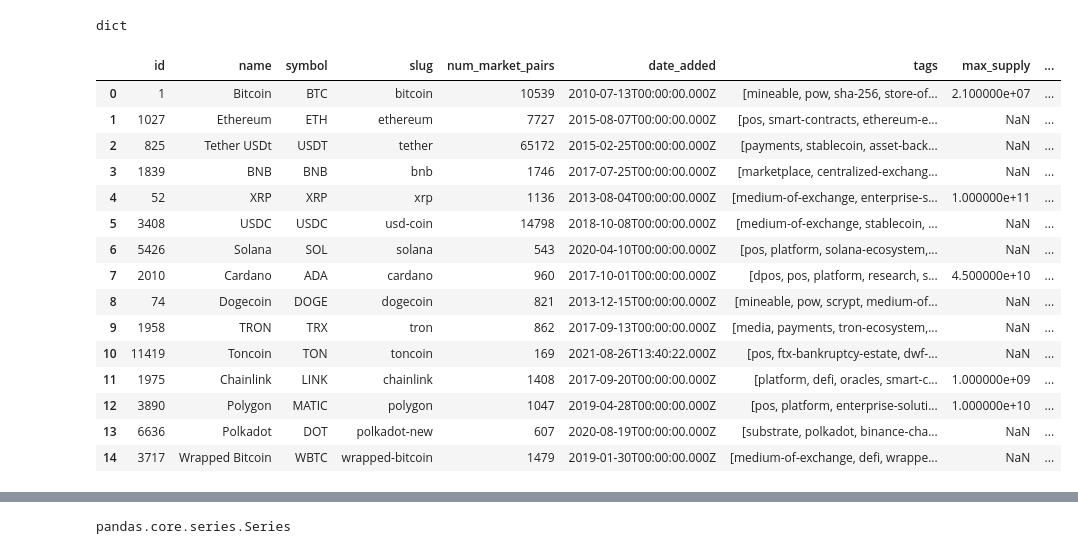
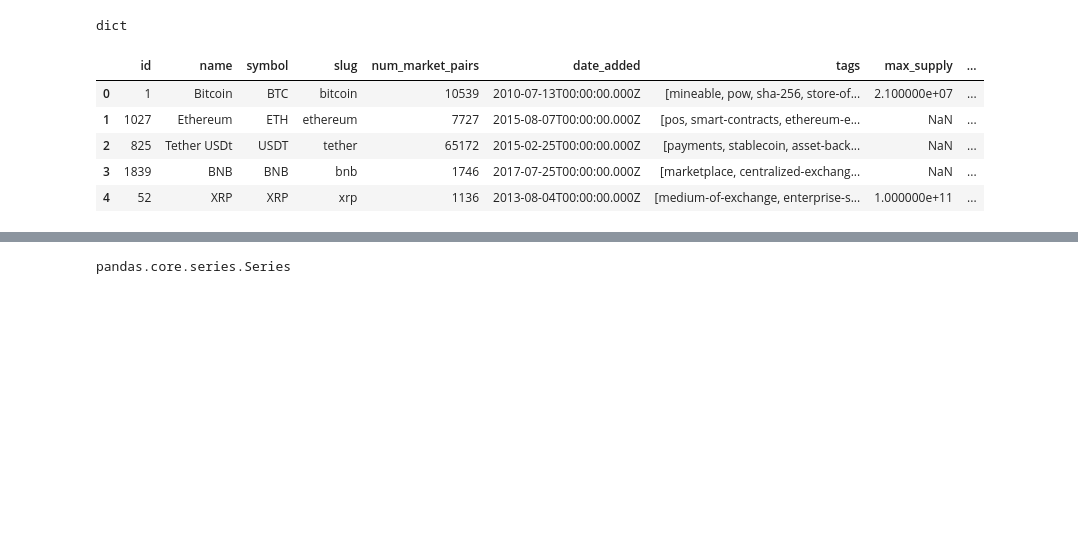
Before and after one commit to cherylxlee/Analysis_Projects, a Jupyter notebook: Crypto API Automation.ipynb, the cells around one changed output, grey strips where cells are left out. Saved outputs shown, nothing was run; the diff lists cells and outputs as text; code cells hidden in the pictures; blank space fills up the shorter version.

```diff
--- a/Crypto API Automation.ipynb
+++ b/Crypto API Automation.ipynb
@@ -44,26 +38,16 @@ pd.set_option('display.max_rows', None)
 # %%
 #This normalizes the data and makes it all pretty in a dataframe
 
 df = pd.json_normalize(data['data'])
 df['timestamp'] = pd.to_datetime('now')
-df
+df.head()
 # %% [output]
 |  | id | name | symbol | slug | num_market_pairs | date_added | tags | max_supply | ... |
 | 0 | 1 | Bitcoin | BTC | bitcoin | 10539 | 2010-07-13T00:00:00.000Z | [mineable, pow, sha-256, store-of... | 2.100000e+07 | ... |
 | 1 | 1027 | Ethereum | ETH | ethereum | 7727 | 2015-08-07T00:00:00.000Z | [pos, smart-contracts, ethereum-e... | NaN | ... |
 | 2 | 825 | Tether USDt | USDT | tether | 65172 | 2015-02-25T00:00:00.000Z | [payments, stablecoin, asset-back... | NaN | ... |
 | 3 | 1839 | BNB | BNB | bnb | 1746 | 2017-07-25T00:00:00.000Z | [marketplace, centralized-exchang... | NaN | ... |
 | 4 | 52 | XRP | XRP | xrp | 1136 | 2013-08-04T00:00:00.000Z | [medium-of-exchange, enterprise-s... | 1.000000e+11 | ... |
-| 5 | 3408 | USDC | USDC | usd-coin | 14798 | 2018-10-08T00:00:00.000Z | [medium-of-exchange, stablecoin, ... | NaN | ... |
-| 6 | 5426 | Solana | SOL | solana | 543 | 2020-04-10T00:00:00.000Z | [pos, platform, solana-ecosystem,... | NaN | ... |
-| 7 | 2010 | Cardano | ADA | cardano | 960 | 2017-10-01T00:00:00.000Z | [dpos, pos, platform, research, s... | 4.500000e+10 | ... |
-| 8 | 74 | Dogecoin | DOGE | dogecoin | 821 | 2013-12-15T00:00:00.000Z | [mineable, pow, scrypt, medium-of... | NaN | ... |
-| 9 | 1958 | TRON | TRX | tron | 862 | 2017-09-13T00:00:00.000Z | [media, payments, tron-ecosystem,... | NaN | ... |
-| 10 | 11419 | Toncoin | TON | toncoin | 169 | 2021-08-26T13:40:22.000Z | [pos, ftx-bankruptcy-estate, dwf-... | NaN | ... |
-| 11 | 1975 | Chainlink | LINK | chainlink | 1408 | 2017-09-20T00:00:00.000Z | [platform, defi, oracles, smart-c... | 1.000000e+09 | ... |
-| 12 | 3890 | Polygon | MATIC | polygon | 1047 | 2019-04-28T00:00:00.000Z | [pos, platform, enterprise-soluti... | 1.000000e+10 | ... |
-| 13 | 6636 | Polkadot | DOT | polkadot-new | 607 | 2020-08-19T00:00:00.000Z | [substrate, polkadot, binance-cha... | NaN | ... |
-| 14 | 3717 | Wrapped Bitcoin | WBTC | wrapped-bitcoin | 1479 | 2019-01-30T00:00:00.000Z | [medium-of-exchange, defi, wrappe... | NaN | ... |
 # %%
 def api_runner():
     global df
```
Also changed, not shown: parts of 14 cells of this notebook.
